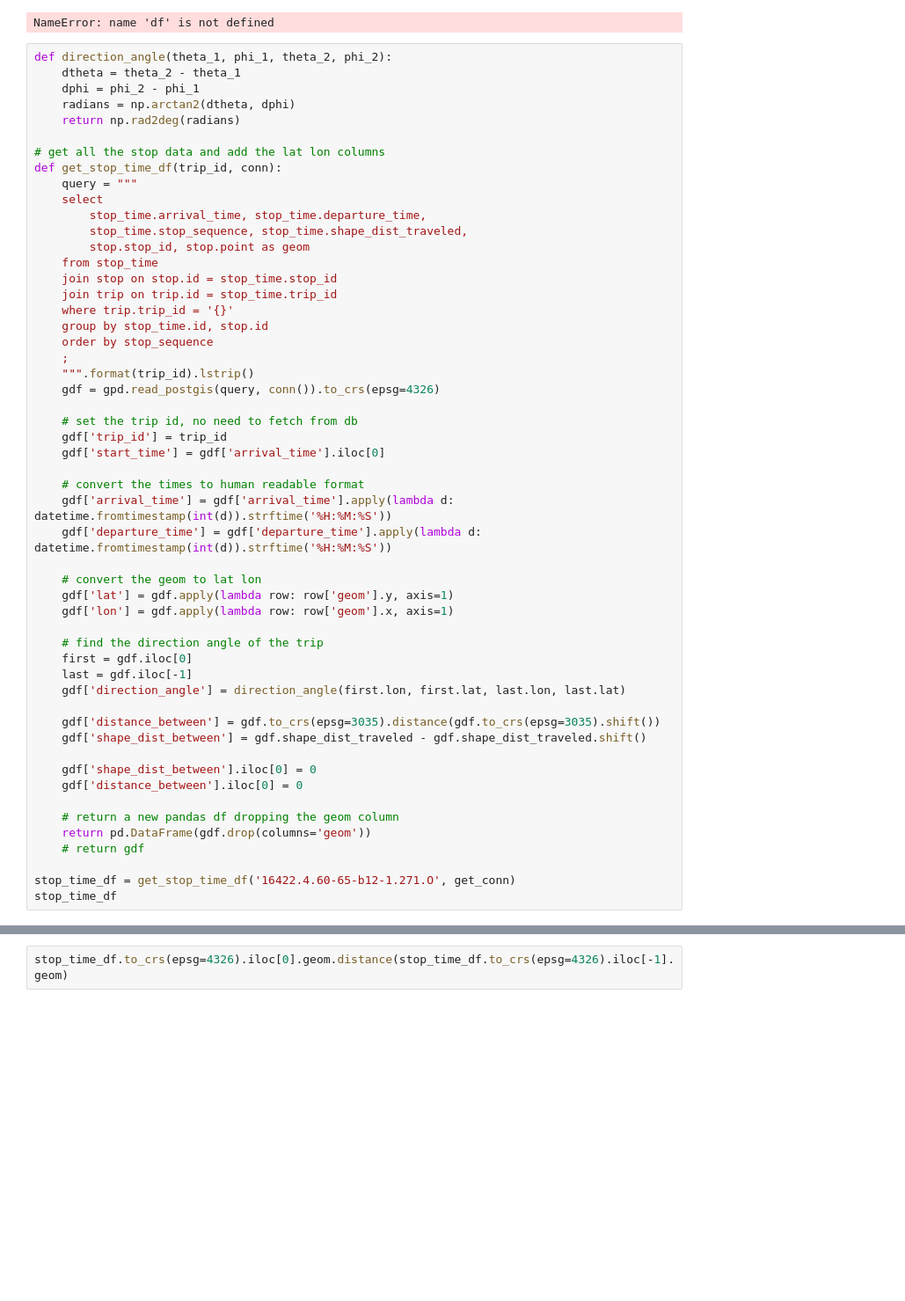
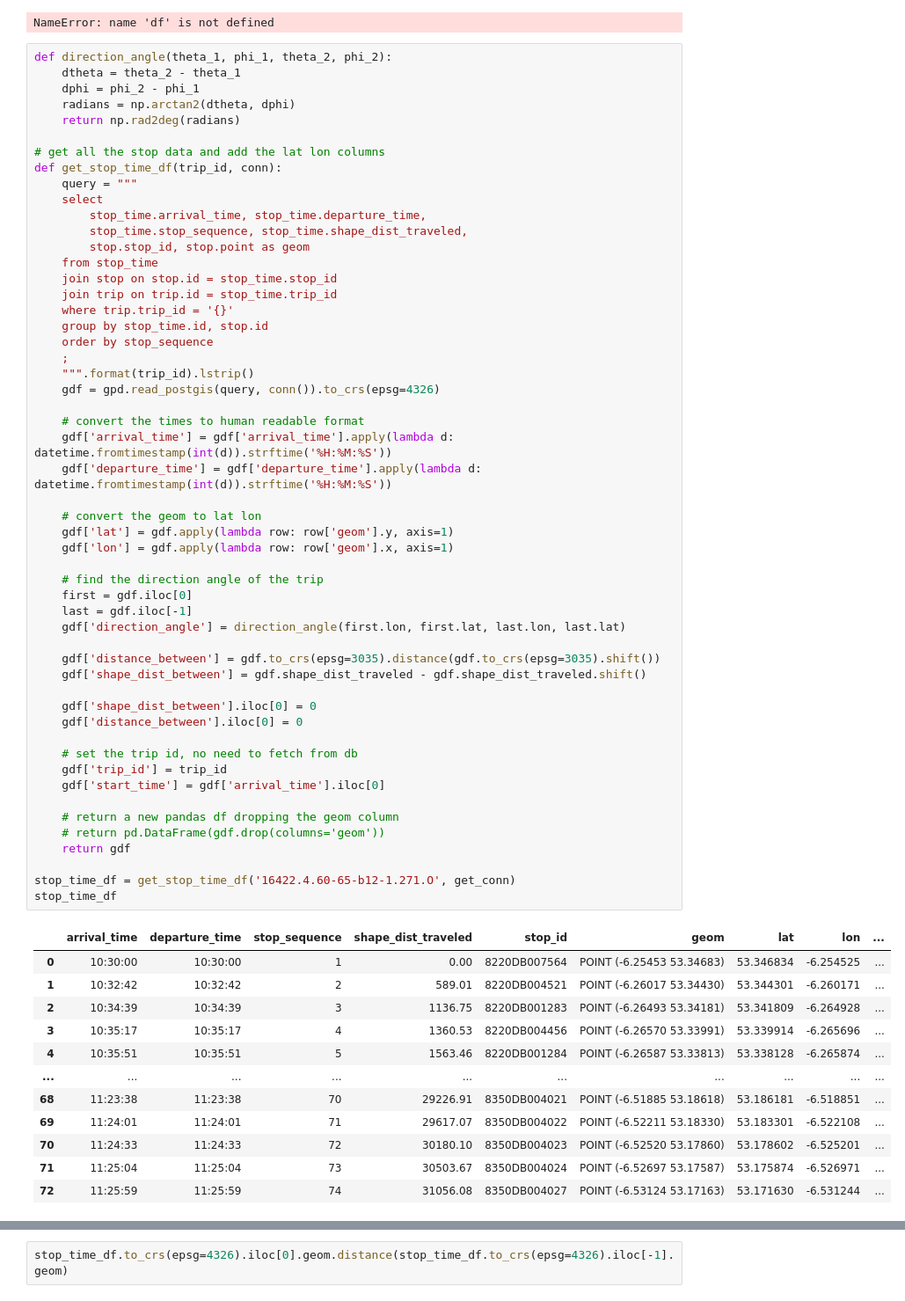
Before and after one commit to Drakodav/backend_d-dub, a Jupyter notebook: ml/processing/gtfsr_process_data.ipynb, the cells around one changed output, grey strips where cells are left out. Shown at 88% size. Drawn from its saved outputs; the diff is of its cells as text; blank space fills up the shorter version.

```diff
--- a/ml/processing/gtfsr_process_data.ipynb
+++ b/ml/processing/gtfsr_process_data.ipynb
@@ -116,36 +111,48 @@ def get_stop_time_df(trip_id, conn):
     group by stop_time.id, stop.id
     order by stop_sequence
     ;
     """.format(trip_id).lstrip()
     gdf = gpd.read_postgis(query, conn()).to_crs(epsg=4326)
 
-    # set the trip id, no need to fetch from db
-    gdf['trip_id'] = trip_id
-    gdf['start_time'] = gdf['arrival_time'].iloc[0]
-
     # convert the times to human readable format
     gdf['arrival_time'] = gdf['arrival_time'].apply(lambda d: datetime.fromtimestamp(int(d)).strftime('%H:%M:%S'))
     gdf['departure_time'] = gdf['departure_time'].apply(lambda d: datetime.fromtimestamp(int(d)).strftime('%H:%M:%S'))
 
     # convert the geom to lat lon
     gdf['lat'] = gdf.apply(lambda row: row['geom'].y, axis=1)
     gdf['lon'] = gdf.apply(lambda row: row['geom'].x, axis=1)
 
     # find the direction angle of the trip
     first = gdf.iloc[0]
     last = gdf.iloc[-1]
     gdf['direction_angle'] = direction_angle(first.lon, first.lat, last.lon, last.lat)
 
     gdf['distance_between'] = gdf.to_crs(epsg=3035).distance(gdf.to_crs(epsg=3035).shift())
     gdf['shape_dist_between'] = gdf.shape_dist_traveled - gdf.shape_dist_traveled.shift()
 
     gdf['shape_dist_between'].iloc[0] = 0
     gdf['distance_between'].iloc[0] = 0
 
+    # set the trip id, no need to fetch from db
+    gdf['trip_id'] = trip_id
+    gdf['start_time'] = gdf['arrival_time'].iloc[0]
+
     # return a new pandas df dropping the geom column
-    return pd.DataFrame(gdf.drop(columns='geom'))
-    # return gdf
+    # return pd.DataFrame(gdf.drop(columns='geom'))
+    return gdf
 
 stop_time_df = get_stop_time_df('16422.4.60-65-b12-1.271.O', get_conn)
 stop_time_df
 # %% [output]
+|  | arrival_time | departure_time | stop_sequence | shape_dist_traveled | stop_id | geom | lat | lon | ... |
+| 0 | 10:30:00 | 10:30:00 | 1 | 0.00 | 8220DB007564 | POINT (-6.25453 53.34683) | 53.346834 | -6.254525 | ... |
+| 1 | 10:32:42 | 10:32:42 | 2 | 589.01 | 8220DB004521 | POINT (-6.26017 53.34430) | 53.344301 | -6.260171 | ... |
+| 2 | 10:34:39 | 10:34:39 | 3 | 1136.75 | 8220DB001283 | POINT (-6.26493 53.34181) | 53.341809 | -6.264928 | ... |
+| 3 | 10:35:17 | 10:35:17 | 4 | 1360.53 | 8220DB004456 | POINT (-6.26570 53.33991) | 53.339914 | -6.265696 | ... |
+| 4 | 10:35:51 | 10:35:51 | 5 | 1563.46 | 8220DB001284 | POINT (-6.26587 53.33813) | 53.338128 | -6.265874 | ... |
+| ... | ... | ... | ... | ... | ... | ... | ... | ... | ... |
+| 68 | 11:23:38 | 11:23:38 | 70 | 29226.91 | 8350DB004021 | POINT (-6.51885 53.18618) | 53.186181 | -6.518851 | ... |
+| 69 | 11:24:01 | 11:24:01 | 71 | 29617.07 | 8350DB004022 | POINT (-6.52211 53.18330) | 53.183301 | -6.522108 | ... |
+| 70 | 11:24:33 | 11:24:33 | 72 | 30180.10 | 8350DB004023 | POINT (-6.52520 53.17860) | 53.178602 | -6.525201 | ... |
+| 71 | 11:25:04 | 11:25:04 | 73 | 30503.67 | 8350DB004024 | POINT (-6.52697 53.17587) | 53.175874 | -6.526971 | ... |
+| 72 | 11:25:59 | 11:25:59 | 74 | 31056.08 | 8350DB004027 | POINT (-6.53124 53.17163) | 53.171630 | -6.531244 | ... |
```
Also changed, not shown: parts of 2 cells of this notebook, 1 other file.
